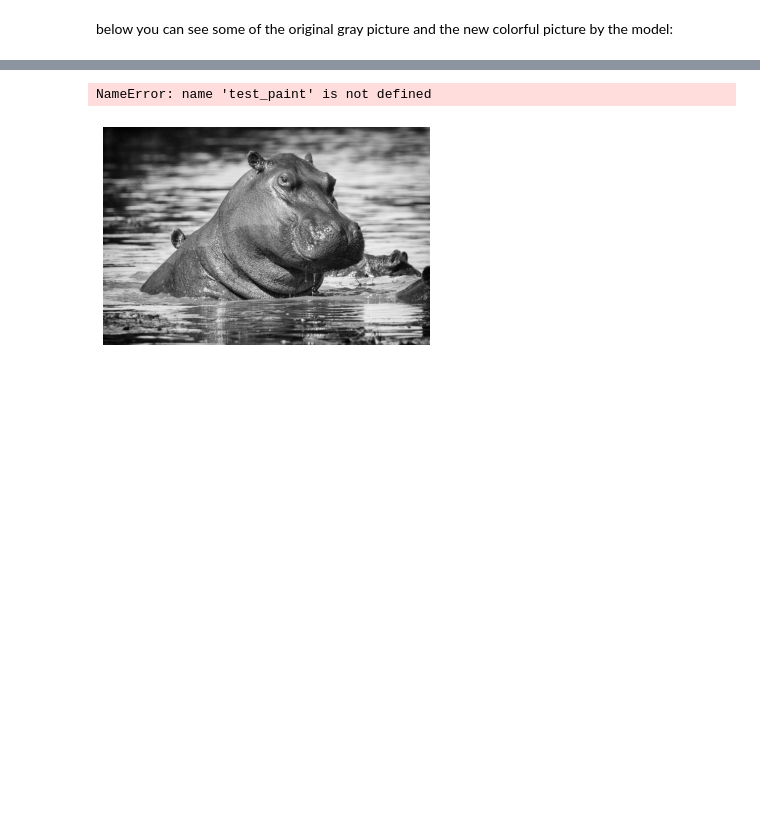
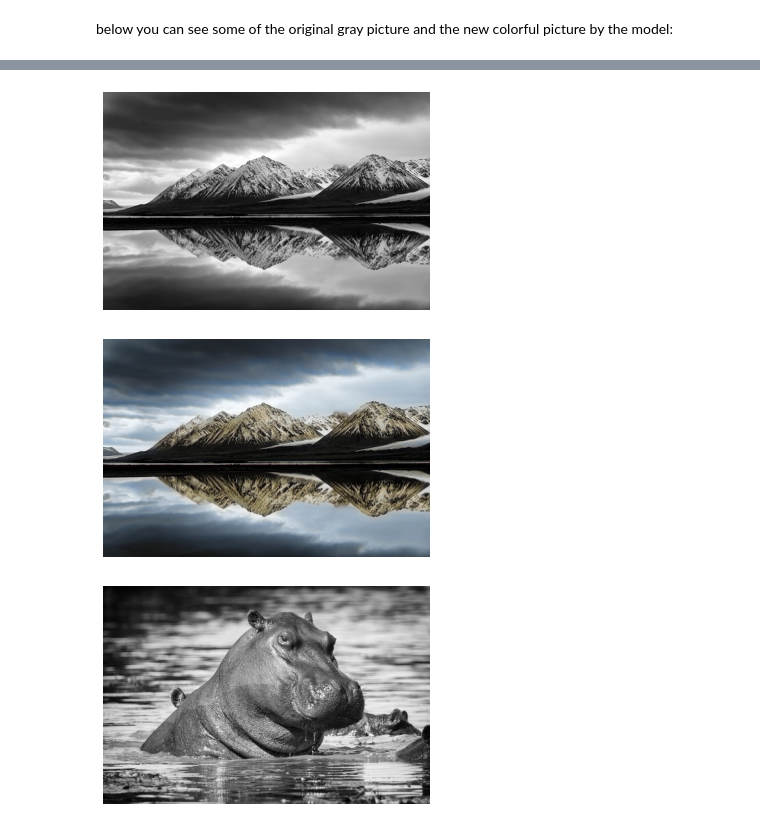
Before and after one commit to mikayosef/paint_BW_images, a Jupyter notebook: main_notebook.ipynb, the cells around one changed output, grey strips where cells are left out. Saved outputs shown, nothing was run; the diff lists cells and outputs as text; code cells hidden in the pictures; blank space fills up the shorter version.

```diff
--- a/main_notebook.ipynb
+++ b/main_notebook.ipynb
@@ -122,5 +131,6 @@ RuntimeError: Error(s) in loading state_dict for CONVNet:
 # %%
-test_paint("mountain",device, NET)
+test_paint(r"C:\Users\mikay\Documents\Study\paint_BW_images\images\mountain.jpg",device, NET)
 # %% [output]
-NameError: name 'test_paint' is not defined
+[figure, added]
+[figure, added]
 # %%
```
Also changed, not shown: parts of 7 cells of this notebook, 6 other files.
